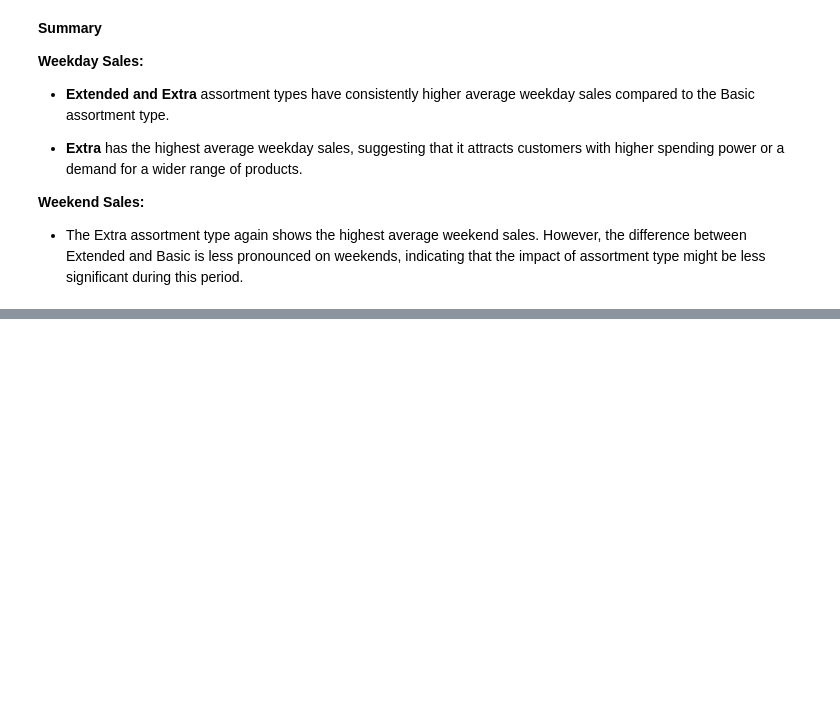
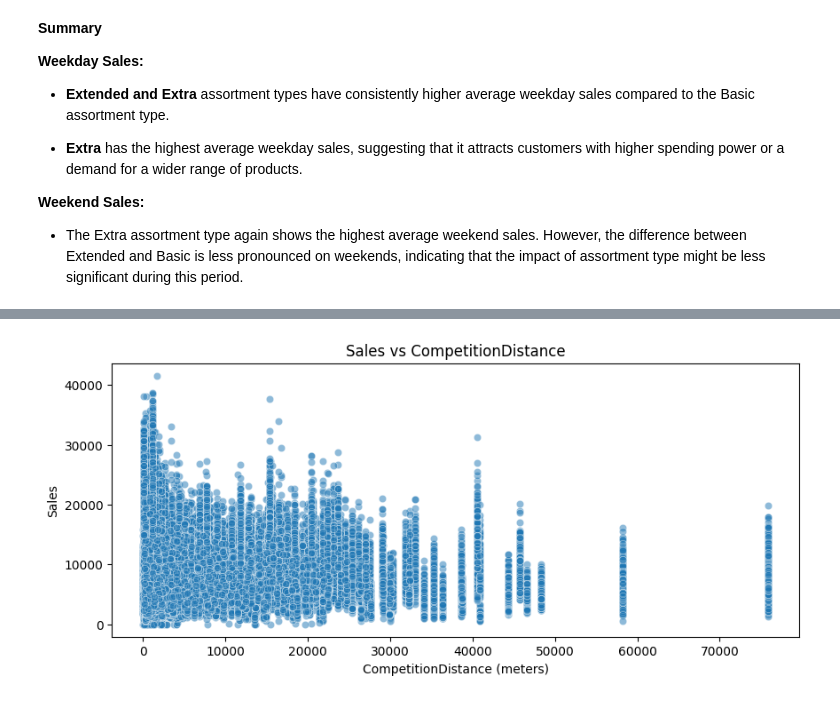
Before and after one commit to epythonlab/rossmann-pharma-sales-prediction, a Jupyter notebook: notebooks/exploratory_analysis.ipynb, the cells around one changed output, grey strips where cells are left out. Cells and saved outputs as stored; diff of their text form; code cells hidden in the pictures; blank space fills up the shorter version.

Commit message:
Evaluated the effect competitor distance on sales

```diff
--- a/notebooks/exploratory_analysis.ipynb
+++ b/notebooks/exploratory_analysis.ipynb
@@ -608,0 +554,13 @@ Passing `palette` without assigning `hue` is deprecated and will be removed in v
+# %%
+# Filter the data to only include stores that are open
+df = train_data[train_data['Open'] == 1]
+
+# Scatter plot: Sales vs CompetitionDistance
+plt.figure(figsize=(10,4))
+sns.scatterplot(x='CompetitionDistance', y='Sales', data=df, alpha=0.5)
+plt.title('Sales vs CompetitionDistance')
+plt.xlabel('CompetitionDistance (meters)')
+plt.ylabel('Sales')
+plt.show()
+# %% [output]
+[figure, added]
```
Also changed, not shown: parts of 11 cells of this notebook.
